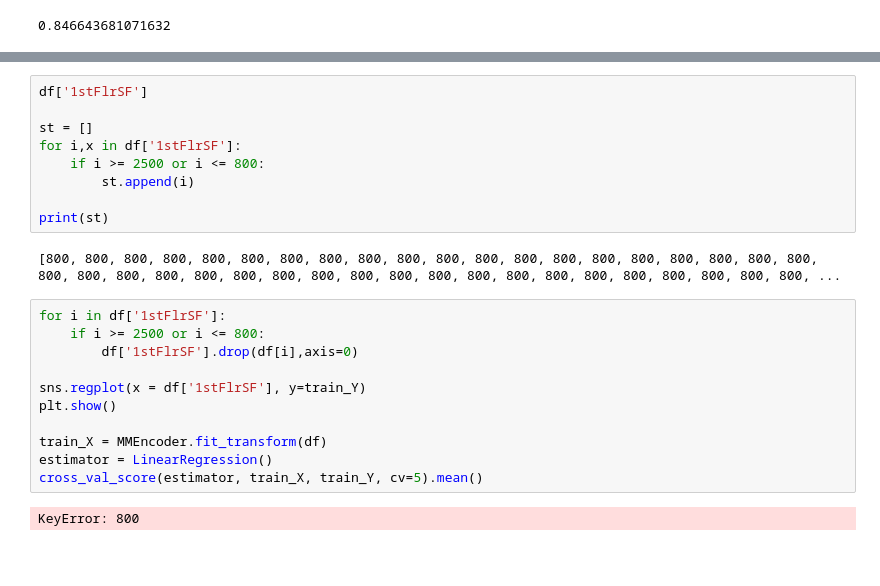
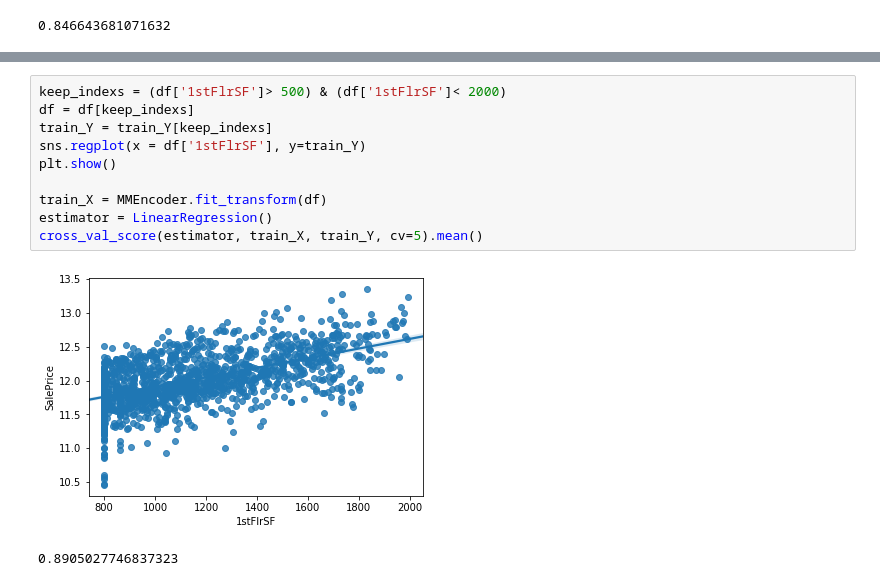
Before and after one commit to wl6m06bp6/4th-ML100Days, a Jupyter notebook: Day_010_HW.ipynb, the cells around one changed output, grey strips where cells are left out. Cells and saved outputs as stored; diff of their text form; blank space fills up the shorter version.

```diff
--- a/Day_010_HW.ipynb
+++ b/Day_010_HW.ipynb
@@ -67,24 +67,13 @@ cross_val_score(estimator, train_X, train_Y, cv=5).mean()
-# %%
-df['1stFlrSF']
-
-st = []
-for i,x in df['1stFlrSF']:
-    if i >= 2500 or i <= 800:
-        st.append(i)
-
-print(st)
-# %% [output]
-[800, 800, 800, 800, 800, 800, 800, 800, 800, 800, 800, 800, 800, 800, 800, 800, 800, 800, 800, 800, 800, 800, 800, 800, 800, 800, 800, 800, 800, 800, 800, 800, 800, 800, 800, 800, 800, 800, 800, 800, ...
 # %%
-for i in df['1stFlrSF']:
-    if i >= 2500 or i <= 800:
-        df['1stFlrSF'].drop(df[i],axis=0)
-
+keep_indexs = (df['1stFlrSF']> 500) & (df['1stFlrSF']< 2000)
+df = df[keep_indexs]
+train_Y = train_Y[keep_indexs]
 sns.regplot(x = df['1stFlrSF'], y=train_Y)
 plt.show()
 
 train_X = MMEncoder.fit_transform(df)
 estimator = LinearRegression()
 cross_val_score(estimator, train_X, train_Y, cv=5).mean()
 # %% [output]
+[figure, added]
-KeyError: 800
+0.8905027746837323
```
Also changed, not shown: parts of 1 cell of this notebook.
